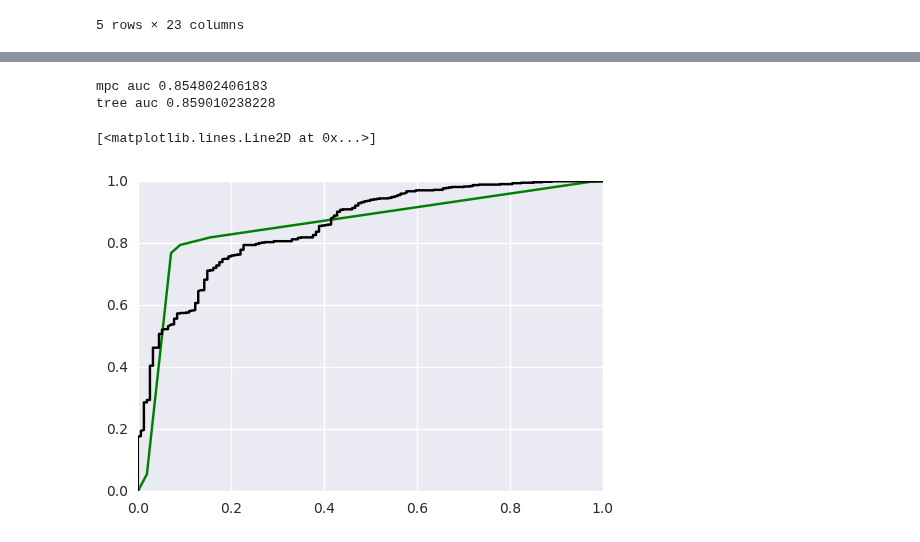
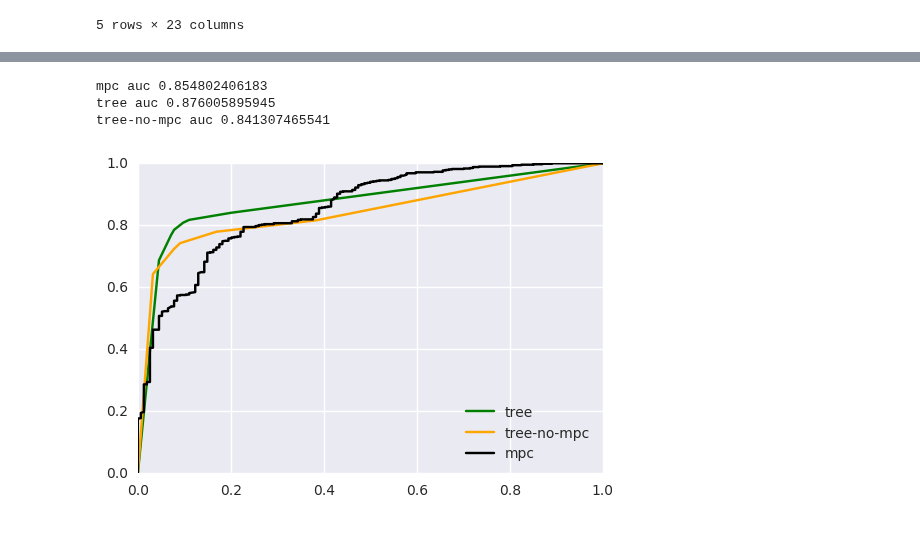
Before and after one commit to samesense/pathopredictor, a Jupyter notebook: notebooks/predict-for-clinvar.ipynb, the cells around one changed output, grey strips where cells are left out. Saved outputs shown, nothing was run; the diff lists cells and outputs as text; code cells hidden in the pictures.

Commit message:
single out pathogenic frac roc for clinvar

```diff
--- a/notebooks/predict-for-clinvar.ipynb
+++ b/notebooks/predict-for-clinvar.ipynb
@@ -117,6 +115,6 @@ plt.plot(fpr_mpc, tpr_mpc, label='mpc', color='black')
 # %%
 # train new tree and apply to clinvar
-tree_clf = tree.DecisionTreeClassifier(max_depth=3)
+tree_clf = tree.DecisionTreeClassifier(max_depth=4)
 all_preds = []
 all_truth = []
 cols = ['mpc', 'size_t', 'path_na_t', 'path_frac_t']
@@ -126,4 +124,8 @@ dot_data = StringIO()
 tree.export_graphviz(tree_clf, feature_names=cols, out_file=dot_data)
 graph = pydotplus.graph_from_dot_data( dot_data.getvalue() )
 graph.write_pdf('mtr_tree.full.pdf')
-HTML('<iframe src=./mtr_tree.full.pdf width=1000 height=500></iframe>')
+
+X_clin, y_clin = clinvar_df[cols], clinvar_df['y']
+preds = tree_clf.predict_proba(X_clin)
+fpr_tree, tpr_tree, _ = metrics.roc_curve(y_clin, [x[1] for x in preds], pos_label=1)
+tree_auc = metrics.auc(fpr_tree, tpr_tree)
@@ -131,0 +136,17 @@ HTML('<iframe src=./mtr_tree.full.pdf width=1000 height=500></iframe>')
+# %%
+# train new tree and apply to clinvar: just pathogenic frac
+tree_clf = tree.DecisionTreeClassifier(max_depth=3)
+all_preds = []
+all_truth = []
+cols = ['size_t', 'path_na_t', 'path_frac_t']
+X, y = df_x[cols], df_x['y']
+tree_clf.fit(X, y)
+dot_data = StringIO()
+tree.export_graphviz(tree_clf, feature_names=cols, out_file=dot_data)
+graph = pydotplus.graph_from_dot_data( dot_data.getvalue() )
+graph.write_pdf('mtr_tree.full.nompc.pdf')
+
+X_clin, y_clin = clinvar_df[cols], clinvar_df['y']
+preds = tree_clf.predict_proba(X_clin)
+fpr_tree_nm, tpr_tree_nm, _ = metrics.roc_curve(y_clin, [x[1] for x in preds], pos_label=1)
+tree_auc_nm = metrics.auc(fpr_tree_nm, tpr_tree_nm)
@@ -132,15 +157,19 @@ HTML('<iframe src=./mtr_tree.full.pdf width=1000 height=500></iframe>')
 # %%
-X_clin, y_clin = clinvar_df[cols], clinvar_df['y']
-preds = tree_clf.predict_proba(X_clin)
-fpr_tree, tpr_tree, _ = metrics.roc_curve(y_clin, [x[1] for x in preds], pos_label=1)
-tree_auc = metrics.auc(fpr_tree, tpr_tree)
-mpc_auc = metrics.auc(fpr_mpc, tpr_mpc)
+#X_clin, y_clin = clinvar_df[cols], clinvar_df['y']
+#preds = tree_clf.predict_proba(X_clin)
+#fpr_tree, tpr_tree, _ = metrics.roc_curve(y_clin, [x[1] for x in preds], pos_label=1)
+#tree_auc = metrics.auc(fpr_tree, tpr_tree)
+#mpc_auc = metrics.auc(fpr_mpc, tpr_mpc)
 print('mpc auc', mpc_auc)
 print('tree auc', tree_auc)
+print('tree-no-mpc auc', tree_auc_nm)
 plt.plot(fpr_tree, tpr_tree, label='tree', color='green')
+plt.plot(fpr_tree_nm, tpr_tree_nm, label='tree-no-mpc', color='orange')
 plt.plot(fpr_mpc, tpr_mpc, label='mpc', color='black')
+plt.legend(loc=4)
+plt.savefig('../docs/plots/clinvar_roc.png')
 # %% [output]
 mpc auc 0.854802406183
-tree auc 0.859010238228
+tree auc 0.876005895945
+tree-no-mpc auc 0.841307465541
-[<matplotlib.lines.Line2D at 0x...>]
-[figure, old version]
+[figure, new version]
```
Also changed, not shown: parts of 4 cells of this notebook, 1 other file.
